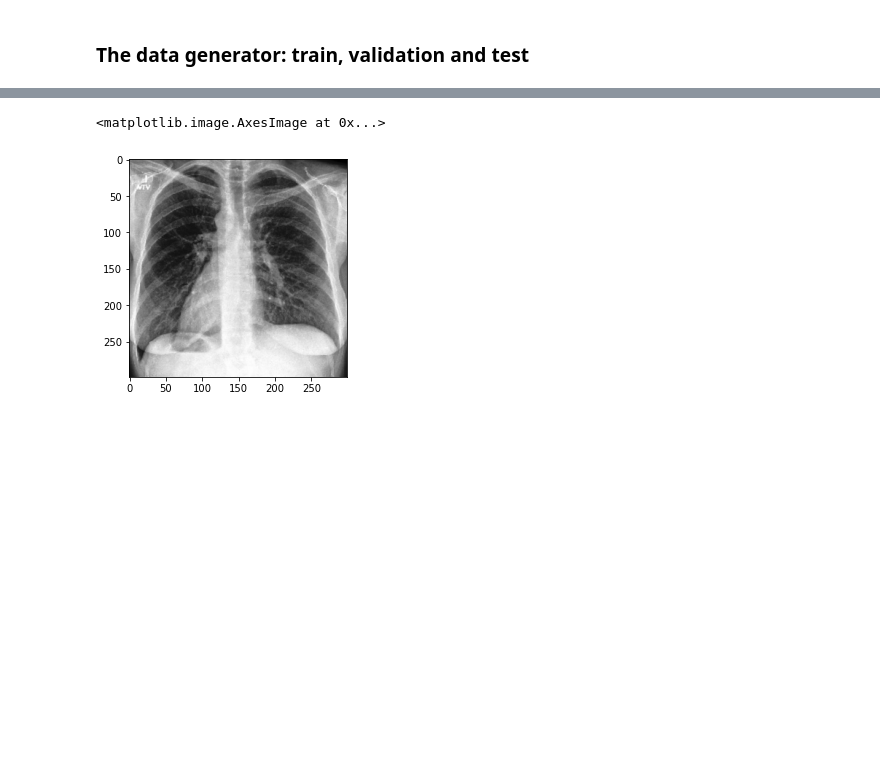
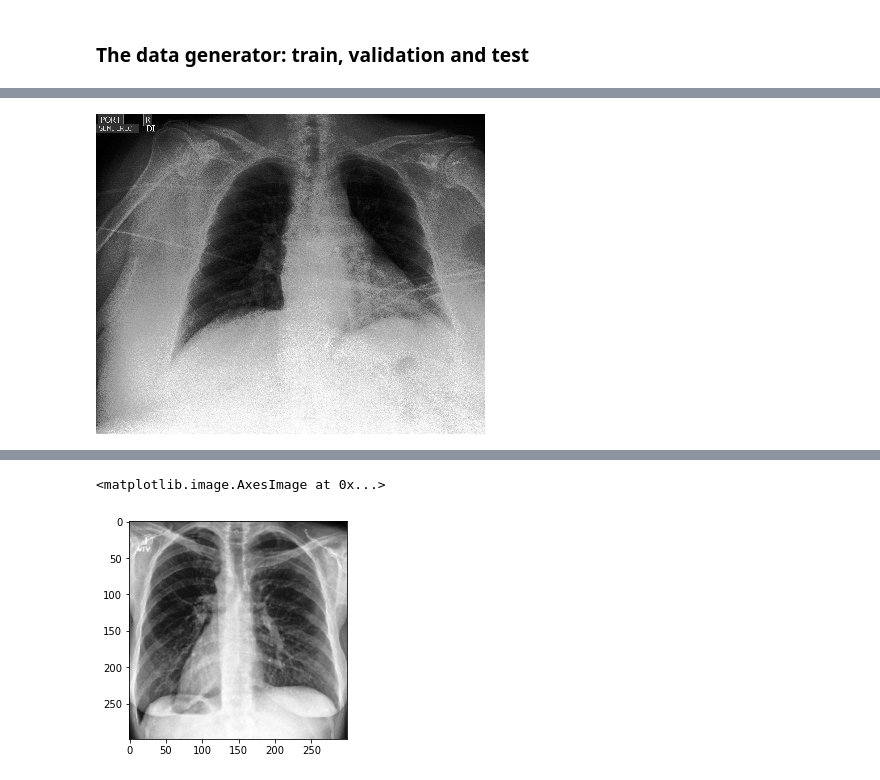
Before and after one commit to namarsha/latestchexpert, a Jupyter notebook: AWSS3 - ResNetxxVx--CheXpert_augmented_images_multi_diagnose_out_of_memory_transfer_learning.ipynb, the cells around one changed output, grey strips where cells are left out. Cells and saved outputs as stored; diff of their text form; code cells hidden in the pictures; blank space fills up the shorter version.

```diff
--- a/AWSS3 - ResNetxxVx--CheXpert_augmented_images_multi_diagnose_out_of_memory_transfer_learning.ipynb
+++ b/AWSS3 - ResNetxxVx--CheXpert_augmented_images_multi_diagnose_out_of_memory_transfer_learning.ipynb
@@ -417,0 +459,32 @@ TypeError: expected str, bytes or os.PathLike object, not S3File
+# %%
+
+import boto3
+from botocore.exceptions import ClientError # Not necessary
+
+# Remember to enter the cirrect bucket region below
+s3 = boto3.resource('s3', region_name='us-east-1')
+# Replace the place holder with your correct bucket name
+b = s3.Bucket('chexrayproject-v1.0-small')
+print(b)
+summaries = b.objects.all()
+for file in summaries:
+    if file.key[-3:] != 'jpg':
+        pass
+    else:
+        uri = file.key
+        with fs.open(uri) as f:
+            display(Image.open(f))
+
+#         key = obj.key
+#         print(key)
+#         if not os.path.exists(os.path.dirname(key)):
+#             os.makedirs(os.path.dirname(key))
+
+# The following is basically for exception handling and not necessary to include
+    try:
+        bucket.download_file(key, key)
+    except ClientError as e:
+        if e.response['Error']['Code'] == "404":
+            print("No object with this key.")
+        else:
+            raise
@@ -537,0 +848,7 @@ Found 100000 non-validated image filenames.
+# %%
+# open it directly
+for i in range(1):
+    with fs.open(data_df['xrays'].values[i]) as f:
+        display(Image.open(f))
+# %% [output]
+[figure, added]
```
Also changed, not shown: parts of 22 cells of this notebook.
